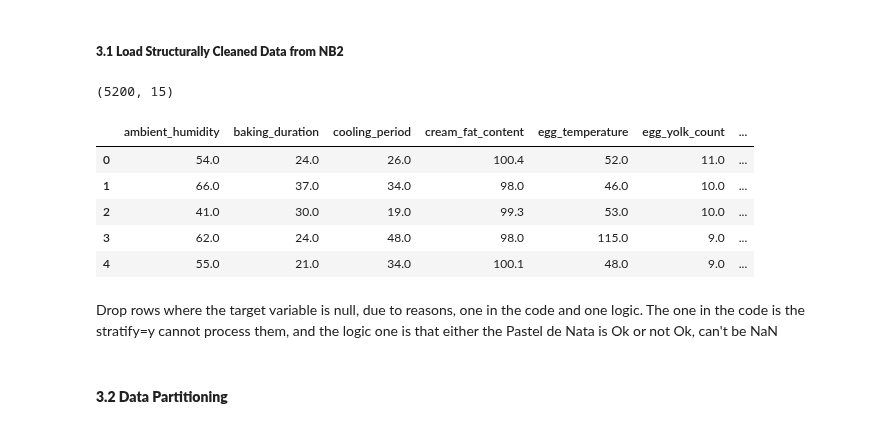
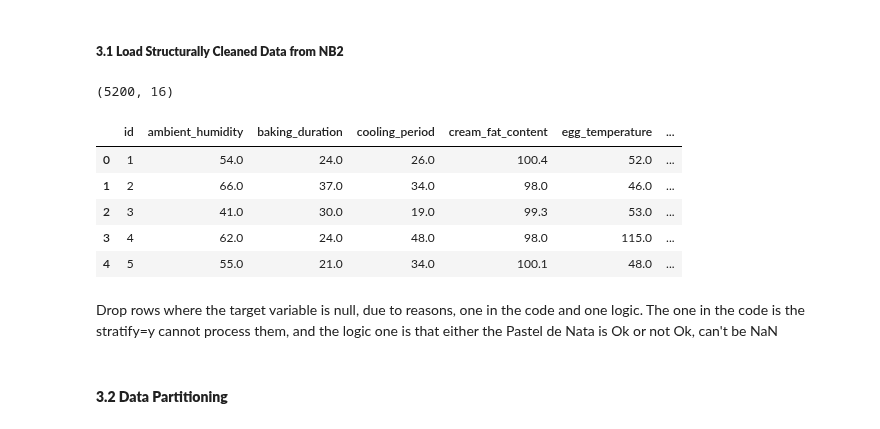
Before and after one commit to afonsolince06/Machine_Learning_Project, a Jupyter notebook: notebook3_new.ipynb, the cells around one changed output. Cells and saved outputs as stored; diff of their text form; code cells hidden in the pictures.

```diff
--- a/notebook3_new.ipynb
+++ b/notebook3_new.ipynb
@@ -64,16 +64,14 @@ warnings.filterwarnings('ignore')
 # %% [markdown]
 ##### **3.1 Load Structurally Cleaned Data from NB2**
 # %%
-learn_clean = pd.read_csv('datasetlearn_structurally_cleaned.csv', sep = ',')
+learn_clean = pd.read_csv('datasetlearn_cleaned.csv', sep = ',')
 display(learn_clean.shape)
 learn_clean.head()
 # %% [output]
-(5200, 15)
+(5200, 16)
-|  | ambient_humidity | baking_duration | cooling_period | cream_fat_content | egg_temperature | egg_yolk_count | ... |
-| 0 | 54.0 | 24.0 | 26.0 | 100.4 | 52.0 | 11.0 | ... |
-| 1 | 66.0 | 37.0 | 34.0 | 98.0 | 46.0 | 10.0 | ... |
-| 2 | 41.0 | 30.0 | 19.0 | 99.3 | 53.0 | 10.0 | ... |
-| 3 | 62.0 | 24.0 | 48.0 | 98.0 | 115.0 | 9.0 | ... |
-| 4 | 55.0 | 21.0 | 34.0 | 100.1 | 48.0 | 9.0 | ... |
+|  | id | ambient_humidity | baking_duration | cooling_period | cream_fat_content | egg_temperature | ... |
+| 0 | 1 | 54.0 | 24.0 | 26.0 | 100.4 | 52.0 | ... |
+| 1 | 2 | 66.0 | 37.0 | 34.0 | 98.0 | 46.0 | ... |
+| 2 | 3 | 41.0 | 30.0 | 19.0 | 99.3 | 53.0 | ... |
+| 3 | 4 | 62.0 | 24.0 | 48.0 | 98.0 | 115.0 | ... |
+| 4 | 5 | 55.0 | 21.0 | 34.0 | 100.1 | 48.0 | ... |
-# %% [markdown]
-Drop rows where the target variable is null, due to reasons, one in the code and one logic. The one in the code is the stratify=y cannot process them, and the logic one is that either the Pastel de Nata is Ok or not Ok, can't be NaN
@@ -81,0 +78,2 @@ learn_clean = learn_clean.dropna(subset=['quality_class_binary'])
+# %% [markdown]
+Drop rows where the target variable is null, due to reasons, one in the code and one logic. The one in the code is the stratify=y cannot process them, and the logic one is that either the Pastel de Nata is Ok or not Ok, can't be NaN
```
Also changed, not shown: parts of 4 cells of this notebook, 4 other files.
